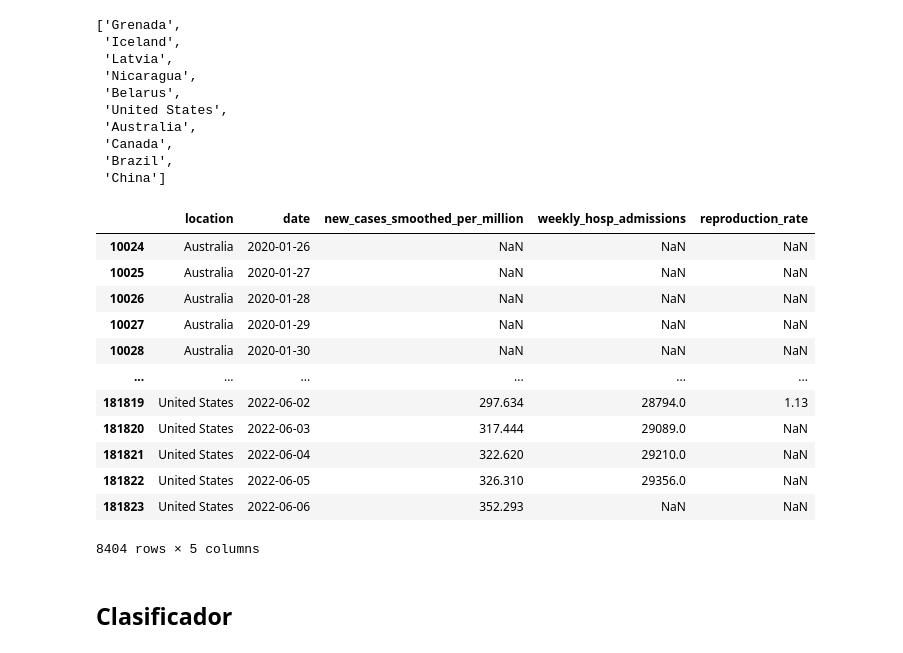
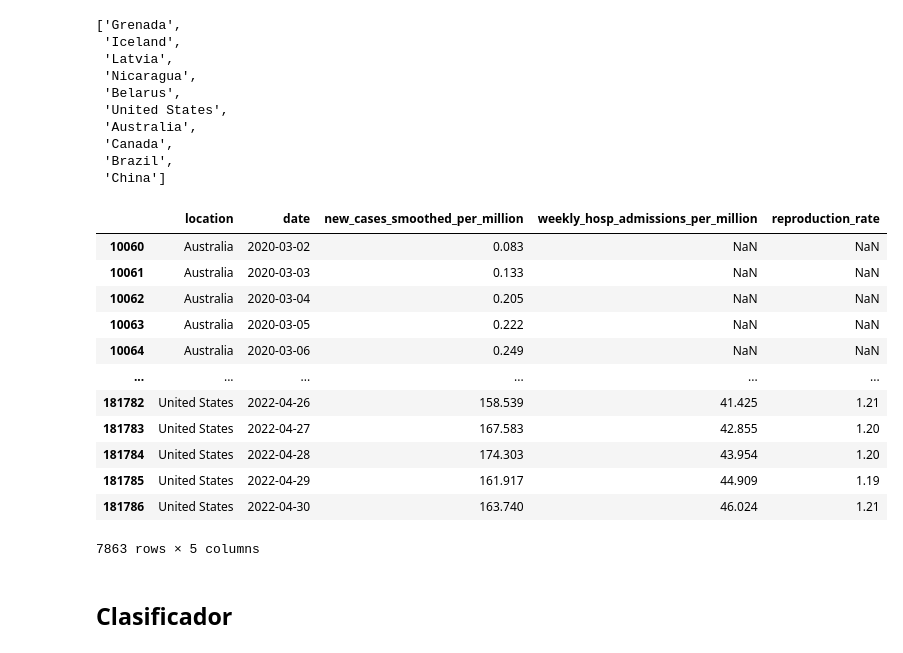
Before and after one commit to NachoRam123/Sprint-4, a Jupyter notebook: proyecto_4.ipynb, the cells around one changed output. Saved outputs shown, nothing was run; the diff lists cells and outputs as text; code cells hidden in the pictures.

Commit message:
pre-procesamiento, modelo optimo y resultados

```diff
--- a/proyecto_4.ipynb
+++ b/proyecto_4.ipynb
@@ -470,22 +504,23 @@ paises_elegidos
  'China']
 # %%
 df_paises_modelo = datos[datos.location.isin(paises_elegidos)]
-df_paises_modelo = df_paises_modelo[['location','date','new_cases_smoothed_per_million','weekly_hosp_admissions','reproduction_rate']]
-df_paises_modelo.date = pd.to_datetime(df_paises_modelo.date)
+df_paises_modelo = df_paises_modelo[['location','date','new_cases_smoothed_per_million','weekly_hosp_admissions_per_million','reproduction_rate']]
+df_paises_modelo = df_paises_modelo[(df_paises_modelo['date']>'2020-03-01') & (df_paises_modelo['date']<'2022-05-01')]
+#df_paises_modelo.date = pd.to_datetime(df_paises_modelo.date)
 df_paises_modelo
 # %% [output]
-|  | location | date | new_cases_smoothed_per_million | weekly_hosp_admissions | reproduction_rate |
-| 10024 | Australia | 2020-01-26 | NaN | NaN | NaN |
-| 10025 | Australia | 2020-01-27 | NaN | NaN | NaN |
-| 10026 | Australia | 2020-01-28 | NaN | NaN | NaN |
-| 10027 | Australia | 2020-01-29 | NaN | NaN | NaN |
-| 10028 | Australia | 2020-01-30 | NaN | NaN | NaN |
+|  | location | date | new_cases_smoothed_per_million | weekly_hosp_admissions_per_million | reproduction_rate |
+| 10060 | Australia | 2020-03-02 | 0.083 | NaN | NaN |
+| 10061 | Australia | 2020-03-03 | 0.133 | NaN | NaN |
+| 10062 | Australia | 2020-03-04 | 0.205 | NaN | NaN |
+| 10063 | Australia | 2020-03-05 | 0.222 | NaN | NaN |
+| 10064 | Australia | 2020-03-06 | 0.249 | NaN | NaN |
 | ... | ... | ... | ... | ... | ... |
-| 181819 | United States | 2022-06-02 | 297.634 | 28794.0 | 1.13 |
-| 181820 | United States | 2022-06-03 | 317.444 | 29089.0 | NaN |
-| 181821 | United States | 2022-06-04 | 322.620 | 29210.0 | NaN |
-| 181822 | United States | 2022-06-05 | 326.310 | 29356.0 | NaN |
-| 181823 | United States | 2022-06-06 | 352.293 | NaN | NaN |
+| 181782 | United States | 2022-04-26 | 158.539 | 41.425 | 1.21 |
+| 181783 | United States | 2022-04-27 | 167.583 | 42.855 | 1.20 |
+| 181784 | United States | 2022-04-28 | 174.303 | 43.954 | 1.20 |
+| 181785 | United States | 2022-04-29 | 161.917 | 44.909 | 1.19 |
+| 181786 | United States | 2022-04-30 | 163.740 | 46.024 | 1.21 |
-8404 rows × 5 columns
+7863 rows × 5 columns
 # %% [markdown]
 ## Clasificador
```
Also changed, not shown: parts of 33 cells of this notebook.
